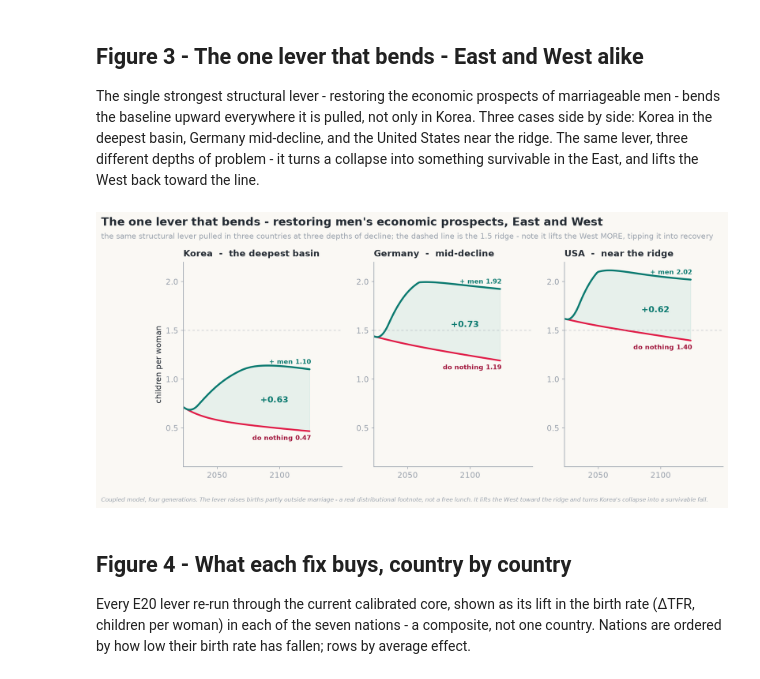
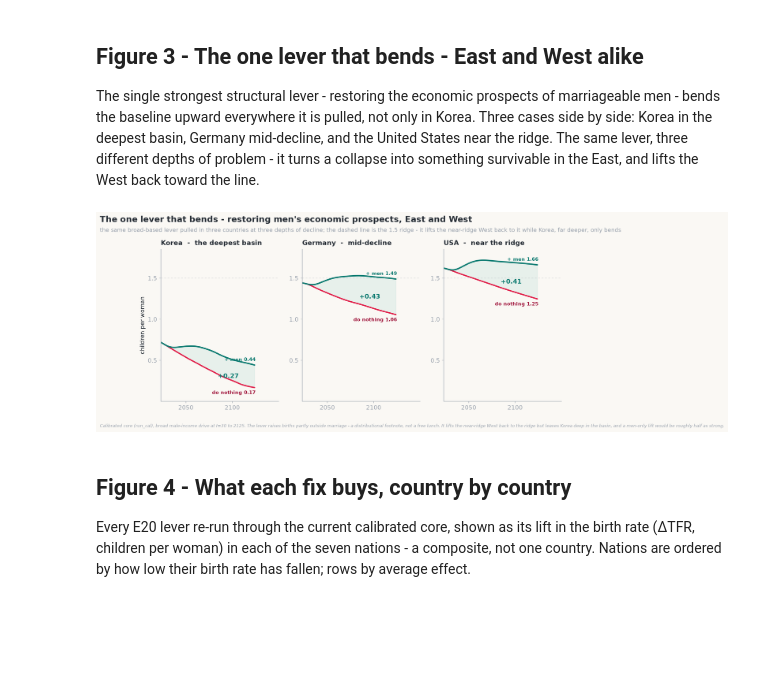
Before and after one commit to stellarshenson/sci-demographic-collapse, a Jupyter notebook: notebooks/17-kj-story-visuals.ipynb, the cells around one changed output. Cells and saved outputs as stored; diff of their text form; code cells hidden in the pictures; blank space fills up the shorter version.

```diff
--- a/notebooks/17-kj-story-visuals.ipynb
+++ b/notebooks/17-kj-story-visuals.ipynb
@@ -171,29 +171,53 @@ baseline upward everywhere it is pulled, not only in Korea. Three cases side by
 basin, Germany mid-decline, and the United States near the ridge. The same lever, three different depths of
 problem - it turns a collapse into something survivable in the East, and lifts the West back toward the line.
 # %%
-VOC=lambda yr:[1.2*0.20*ramp(yr),0.2*0.20*ramp(yr),1.35*0.20*ramp(yr),0.,0.]
-panels=[("Korea","the deepest basin"),("Germany","mid-decline"),("USA","near the ridge")]
+# ---- The one lever that bends, recomputed on the calibrated core (run_cal) ----
+# The old panel used an illustrative coremodel core + a fixed unsaturated dose - it showed Korea reaching
+# 1.10 and the West crossing 1.5 deep into recovery, both of which E36's saturating re-simulation refutes.
+# This rebuilds the three panels on EmergentModel.run_cal with the E36 broad male-income drive (fq at I=30,
+# the same dose as the cheapest-fixes chart): the lever BENDS every path and lifts the near-ridge West back
+# toward the ridge, but leaves deep-basin Korea far below it - it does not reverse a collapse on its own.
+from sci_demographic_collapse.emergent import EmergentModel, ramp as _ramp
+_m1=EmergentModel(data_dir=str(PROJ/'data'/'raw'/'unwpp'))
+def _f9q(fq,d=10):
+    def fy(yr):
+        s=_ramp(yr,d=d); return [0,0,0,0,0,0,fq*s,0,0]
+    return fy
+def _f9c(fS=0,fC=0,fPb=0,d=10):
+    def fy(yr):
+        s=_ramp(yr,d=d); return [fS*s,fC*s,fPb*s,0,0,0,0,0,0]
+    return fy
+_pnl=[("Korea","the deepest basin"),("Germany","mid-decline"),("USA","near the ridge")]
+_b1={nm:_m1.run_cal(nm) for nm,_ in _pnl}
+_k0=_b1["Korea"]["tfr"]
+# E36 saturating-Hill calibration on Korea (reproduces notebooks/32: QMAX~0.39, I50~13.6 booms)
+_gfq=(_m1.run_cal("Korea",_f9q(0.05))["tfr"]-_k0)/0.05
+_CEIL=_m1.run_cal("Korea",_f9c(fS=1.0*1.2*0.20,fC=0.4*0.5*0.20,fPb=0.45*3.0*0.20))["tfr"]-_k0
+_grid=np.linspace(0.02,0.6,60); _dg=np.array([_m1.run_cal("Korea",_f9q(x))["tfr"]-_k0 for x in _grid])
+_QMAX=float(np.interp(_CEIL,_dg,_grid)); _I50=float(_gfq*_QMAX/0.03)
+_drive=_QMAX*30.0/(_I50+30.0)                      # broad male-income drive at I=30 booms
+_yrs=2023+np.arange(len(_b1["Korea"]["TFR"]))
 fig,axes=plt.subplots(1,3,figsize=(13.6,5.2),sharex=True)
-for ax,(nm,sub) in zip(axes,panels):
-    b=BASE[nm]; lev=run(nm,VOC)
-    ax.fill_between(yrs,b,lev,color=HOPE,alpha=0.08)
-    ax.plot(yrs,b,color=FALL,lw=2.4,solid_capstyle="round")
-    ax.plot(yrs,lev,color=HOPE_D,lw=2.6,solid_capstyle="round")
-    ax.annotate(f"do nothing {b[-1]:.2f}",(yrs[-1],b[-1]),xytext=(2,-10),textcoords="offset points",va="center",ha="right",fontsize=9,color=FALL_D,fontweight="bold")
-    ax.annotate(f"+ men {lev[-1]:.2f}",(yrs[-1],lev[-1]),xytext=(2,10),textcoords="offset points",va="center",ha="right",fontsize=9,color=HOPE_D,fontweight="bold")
-    ax.annotate(f"+{lev[-1]-b[-1]:.2f}",(yrs[-1],(b[-1]+lev[-1])/2),xytext=(-30,0),textcoords="offset points",fontsize=12,color=HOPE_D,fontweight="bold",va="center",ha="right")
-    ax.set_xlim(2023,2150); ax.set_ylim(0.1,2.2); ax.set_xticks([2050,2100]); ax.set_yticks([0.5,1.0,1.5,2.0])
+for ax,(nm,sub) in zip(axes,_pnl):
+    b=_b1[nm]["TFR"]; lev=_m1.run_cal(nm,_f9q(_drive))["TFR"]
+    ax.fill_between(_yrs,b,lev,color=HOPE,alpha=0.08)
+    ax.plot(_yrs,b,color=FALL,lw=2.4,solid_capstyle="round")
+    ax.plot(_yrs,lev,color=HOPE_D,lw=2.6,solid_capstyle="round")
+    ax.annotate(f"do nothing {b[-1]:.2f}",(_yrs[-1],b[-1]),xytext=(2,-10),textcoords="offset points",va="center",ha="right",fontsize=9,color=FALL_D,fontweight="bold")
+    ax.annotate(f"+ men {lev[-1]:.2f}",(_yrs[-1],lev[-1]),xytext=(2,10),textcoords="offset points",va="center",ha="right",fontsize=9,color=HOPE_D,fontweight="bold")
+    ax.annotate(f"+{lev[-1]-b[-1]:.2f}",(_yrs[-1],(b[-1]+lev[-1])/2),xytext=(-30,0),textcoords="offset points",fontsize=12,color=HOPE_D,fontweight="bold",va="center",ha="right")
+    ax.set_xlim(2023,2150); ax.set_ylim(0.0,1.85); ax.set_xticks([2050,2100]); ax.set_yticks([0.5,1.0,1.5])
     ax.set_title(f"{nm}  -  {sub}",color=INK,fontsize=12.5,loc="left",pad=8)
     ax.axhline(1.5,color=MUTED,lw=0.8,ls=(0,(4,4)),alpha=0.6)
 axes[0].set_ylabel("children per woman")
 fig.suptitle("The one lever that bends - restoring men's economic prospects, East and West",
              color=INK,fontsize=16,fontweight="bold",x=0.007,ha="left",y=1.05)
-fig.text(0.007,0.99,"the same structural lever pulled in three countries at three depths of decline; the dashed line is the 1.5 ridge - note it lifts the West MORE, tipping it into recovery",
+fig.text(0.007,0.99,"the same broad-based lever pulled in three countries at three depths of decline; the dashed line is the 1.5 ridge - it lifts the near-ridge West back to it while Korea, far deeper, only bends",
          fontsize=10.5,color=MUTED,ha="left",va="top")
-caption(fig,"Coupled model, four generations. The lever raises births partly outside marriage - a real distributional footnote, not a free lunch. It lifts the West toward the ridge and turns Korea's collapse into a survivable fall.")
+caption(fig,"Calibrated core (run_cal), broad male-income drive at I=30 to 2125. The lever raises births partly outside marriage - a distributional footnote, not a free lunch. It lifts the near-ridge West back to the ridge but leaves Korea deep in the basin, and a men-only lift would be roughly half as strong.")
 plt.savefig(FIGS/"story_one_lever.png"); plt.show()
 # %% [output]
-[figure, old version]
+[figure, new version]
 # %% [markdown]
 ## Figure 4 - What each fix buys, country by country
 
```
Also changed, not shown: parts of 1 cell of this notebook, 4 other files.
